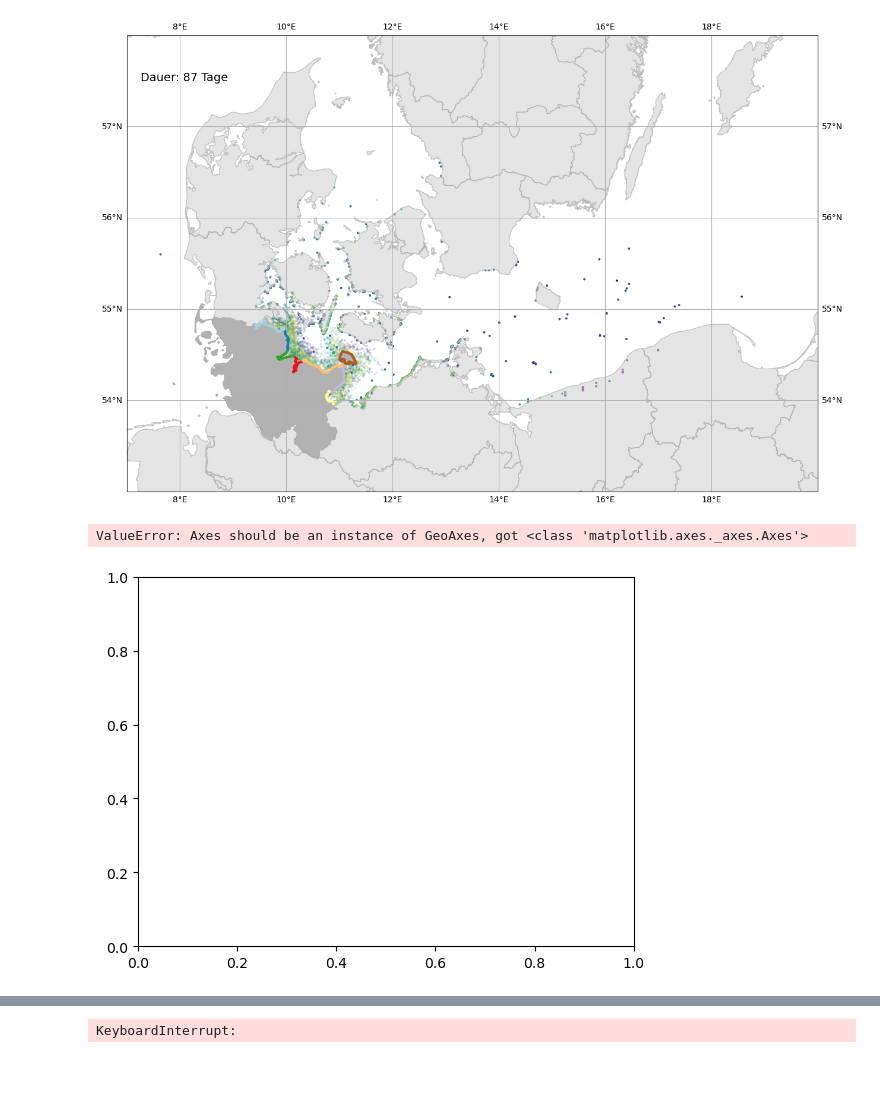
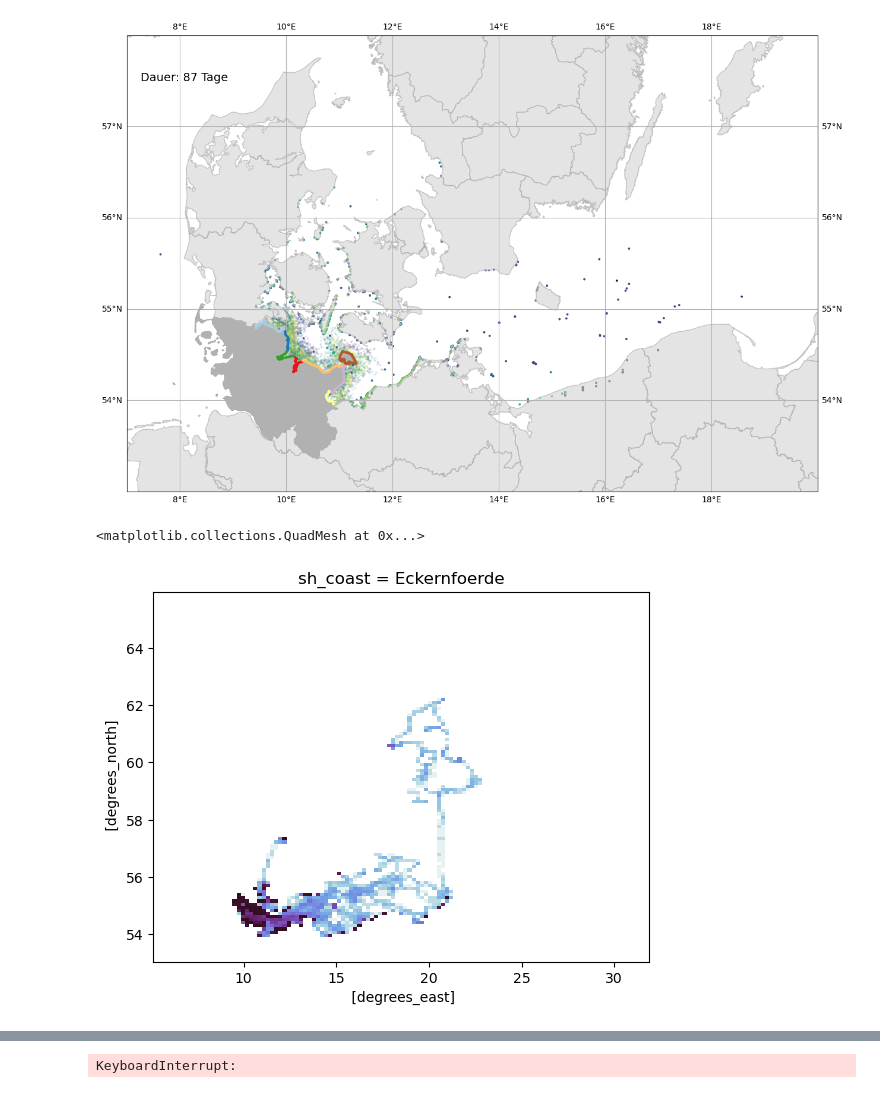
Before and after one commit to geomar-od-lagrange/2025_fucus-dispersal, a Jupyter notebook: notebooks/FucusVisualizationSH.ipynb, the cells around one changed output, grey strips where cells are left out. Cells and saved outputs as stored; diff of their text form; code cells hidden in the pictures.

```diff
--- a/notebooks/FucusVisualizationSH.ipynb
+++ b/notebooks/FucusVisualizationSH.ipynb
@@ -218,3 +187,5 @@ plt.show()
 [figure]
 # %%
 ds_SH = ds_trajectories.isel(trajectory=ds_trajectories.cell_ID.isin(gdf_SH_release.index).compute().any(dim="obs"))
+sh_coast_IDs = gdf_SH_release.loc[ds_SH.cell_ID.isel(obs=0)][["SH-Coast"]].values.T[0]
+ds_SH = ds_SH.assign(dict(sh_coast=("trajectory", sh_coast_IDs),)).sortby("sh_coast")
@@ -223,10 +192,3 @@ from xhistogram.xarray import histogram as xhist
-# %%
-def calc_hist_0(ds, lon_bins, lat_bins, dims=["trajectory"]):
-        return xhist(
-                ds.lon, ds.lat,
-                bins=[lon_bins, lat_bins],
-                dim=dims,
-        ).rename(dict(lon_bin="lon",lat_bin="lat"))
 # %%
 n_bins = 120
 ds_plot_count = ds_SH.groupby("subbasin").apply(
@@ -252,5 +203,5 @@ def calc_hist_1(ds, lon_bins, lat_bins, dims=["trajectory"], weights=None):
 # %%
-ds_plot_1 = ds_trajectories.groupby("subbasin").apply(
+ds_plot_age = ds_SH.groupby("subbasin").apply(
         lambda ds:
         calc_hist_1(
                 ds,
@@ -391,5 +306,5 @@ sh_coast_IDs = gdf_SH_release.loc[ds_scatter_ani.cell_ID.isel(obs=0)][["SH-Coast
 # %%
-ds_scatter_ani = ds_scatter_ani.assign(dict(sh_coast=("trajectory", sh_coast_IDs),))
+# ds_scatter_ani = ds_scatter_ani.assign(dict(sh_coast=("trajectory", sh_coast_IDs),))
 ds_scatter_ani = xr.merge((ds_scatter_ani, ds_trajectories.time.isel(obs=0).compute()), join="left")
-ds_scatter_ani = ds_scatter_ani.where(ds_scatter_ani.trajectory==ds_trajectories.trajectory).sortby("sh_coast")
+ds_scatter_ani = ds_scatter_ani.where(ds_scatter_ani.trajectory==ds_trajectories.trajectory)#.sortby("sh_coast")
 # %%
@@ -506,14 +421,14 @@ ds_plot_count = ds_scatter_ani.groupby("sh_coast").apply(
 ).compute()
 # %%
 ds_plot_count.sel(sh_coast="Eckernfoerde").plot.pcolormesh(
-                x="lon", y="lat",
-                cmap=cmocean.cm.dense,
-                norm=LogNorm(vmin=vmin, vmax=vmax),
-                add_colorbar=False, transform=ccrs.PlateCarree(),
-        )
+        x="lon", y="lat",
+        cmap=cmocean.cm.dense,
+        norm=LogNorm(vmin=vmin, vmax=vmax),
+        add_colorbar=False,
+)
 # %% [output]
-ValueError: Axes should be an instance of GeoAxes, got <class 'matplotlib.axes._axes.Axes'>
+<matplotlib.collections.QuadMesh at 0x...>
-[figure, old version]
+[figure, new version]
 # %%
 vmax=ds_plot_count.max()
 vmin=1
```
Also changed, not shown: parts of 27 cells of this notebook.
